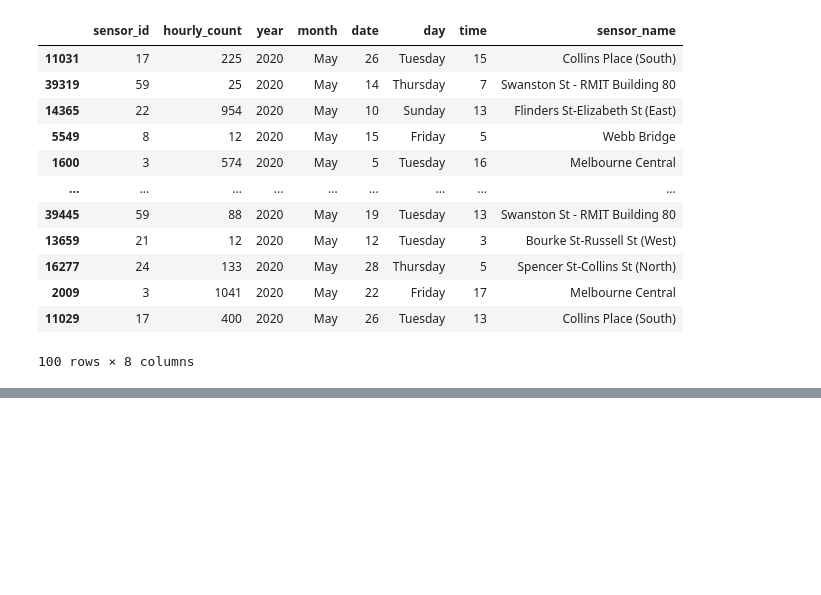
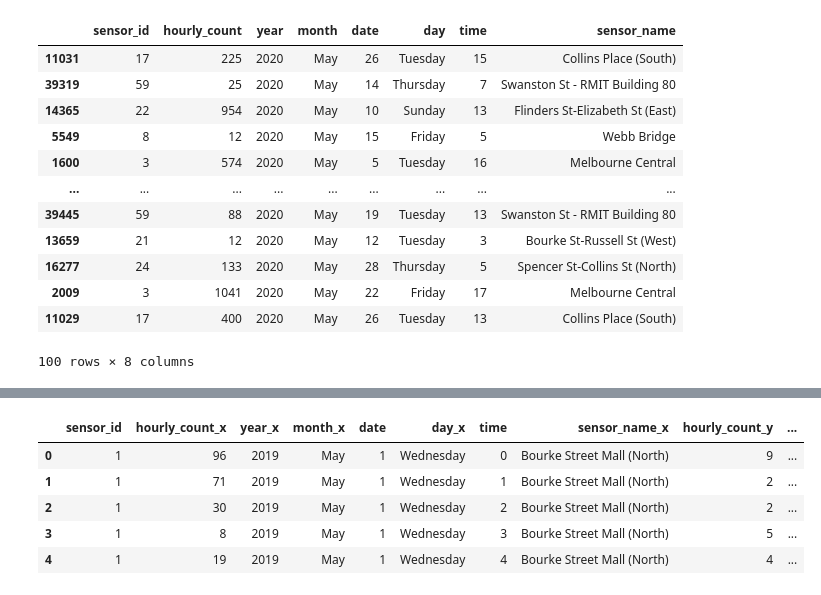
Before and after one commit to katshamai/Purple-Cats, a Jupyter notebook: Project_Ruo.ipynb, the cells around one changed output, grey strips where cells are left out. Cells and saved outputs as stored; diff of their text form; code cells hidden in the pictures; blank space fills up the shorter version.

```diff
--- a/Project_Ruo.ipynb
+++ b/Project_Ruo.ipynb
@@ -204,0 +280,11 @@ sensor_count_data_May2020.to_csv("output/sensor_count_data_May2020.csv", index =
+# %%
+# merge all datafrome together
+clean_data  = pd.merge(left=df_2019, right=df_2020, on=["sensor_id","date","time"], how='inner')
+clean_data.head()
+# %% [output]
+|  | sensor_id | hourly_count_x | year_x | month_x | date | day_x | time | sensor_name_x | hourly_count_y | ... |
+| 0 | 1 | 96 | 2019 | May | 1 | Wednesday | 0 | Bourke Street Mall (North) | 9 | ... |
+| 1 | 1 | 71 | 2019 | May | 1 | Wednesday | 1 | Bourke Street Mall (North) | 2 | ... |
+| 2 | 1 | 30 | 2019 | May | 1 | Wednesday | 2 | Bourke Street Mall (North) | 2 | ... |
+| 3 | 1 | 8 | 2019 | May | 1 | Wednesday | 3 | Bourke Street Mall (North) | 5 | ... |
+| 4 | 1 | 19 | 2019 | May | 1 | Wednesday | 4 | Bourke Street Mall (North) | 4 | ... |
```
Also changed, not shown: parts of 12 cells of this notebook, 1 other file.
